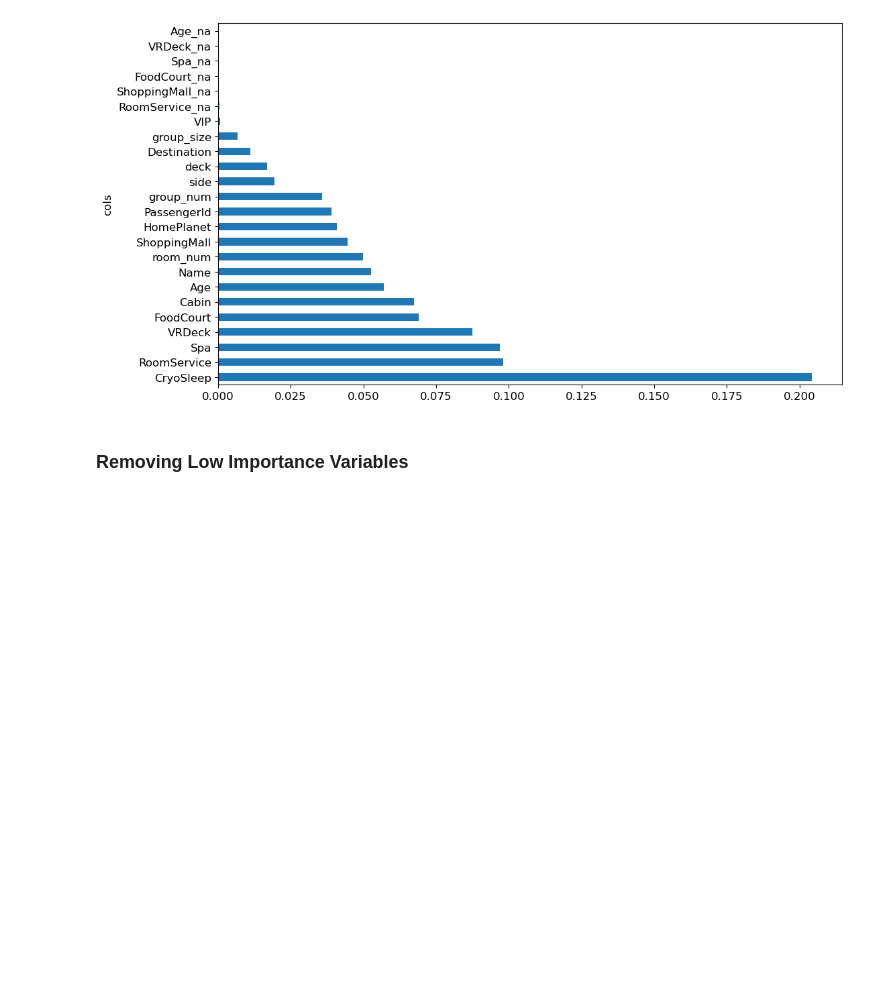
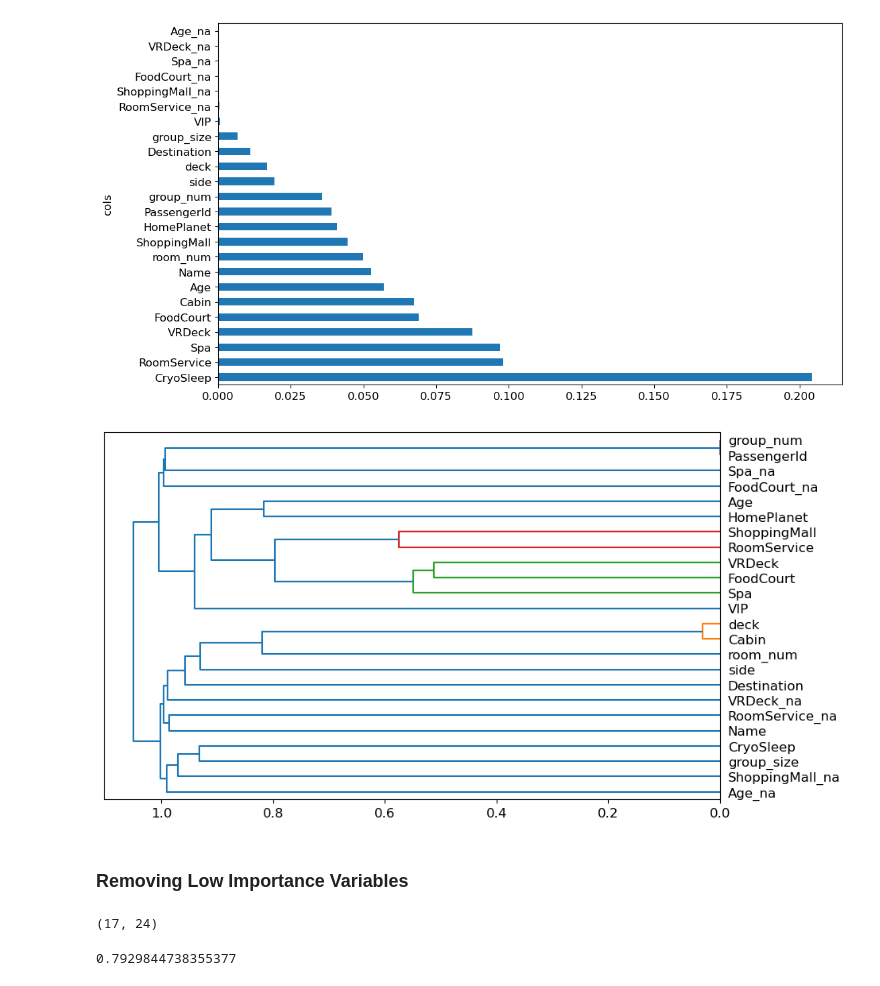
Before and after one commit to peterbull/spaceship-titanic, a Jupyter notebook: spaceship-titanic.ipynb, the cells around one changed output. Saved outputs shown, nothing was run; the diff lists cells and outputs as text; code cells hidden in the pictures; blank space fills up the shorter version.

```diff
--- a/spaceship-titanic.ipynb
+++ b/spaceship-titanic.ipynb
@@ -566,5 +569,14 @@ plot_fi(fi)
 # %% [output]
 <AxesSubplot: ylabel='cols'>
 [figure]
+# %%
+cluster_columns(xs)
+# %% [output]
+[figure, added]
 # %% [markdown]
 ### Removing Low Importance Variables
+# %%
+to_keep = fi[fi.imp > 0.005].cols
+len(to_keep), len(fi)
+# %% [output]
+(17, 24)
@@ -570,0 +588,4 @@ plot_fi(fi)
+# %%
+pred_acc(m, valid_xs=valid_xs_imp)
+# %% [output]
+0.7929844738355377
```
Also changed, not shown: parts of 12 cells of this notebook.
